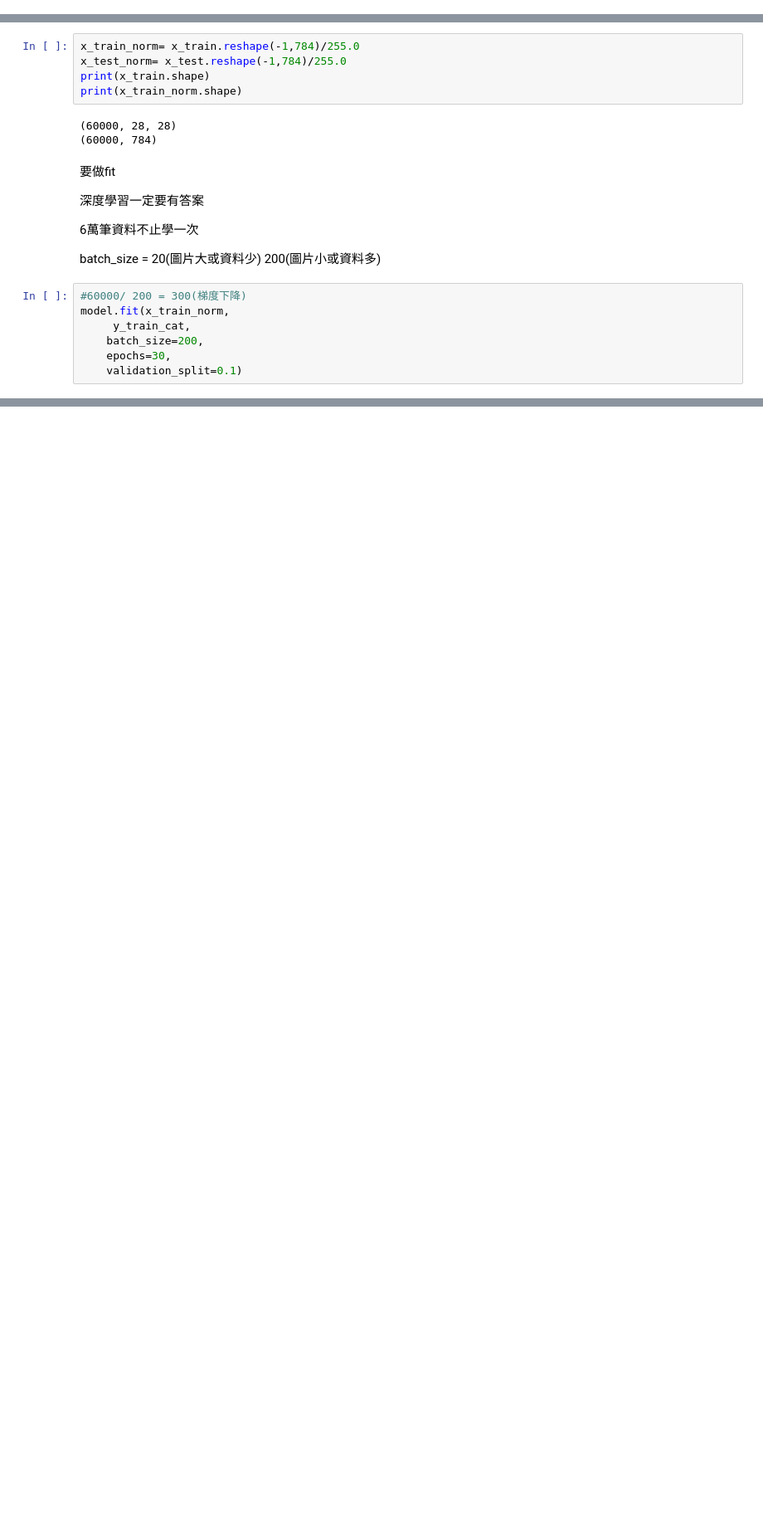
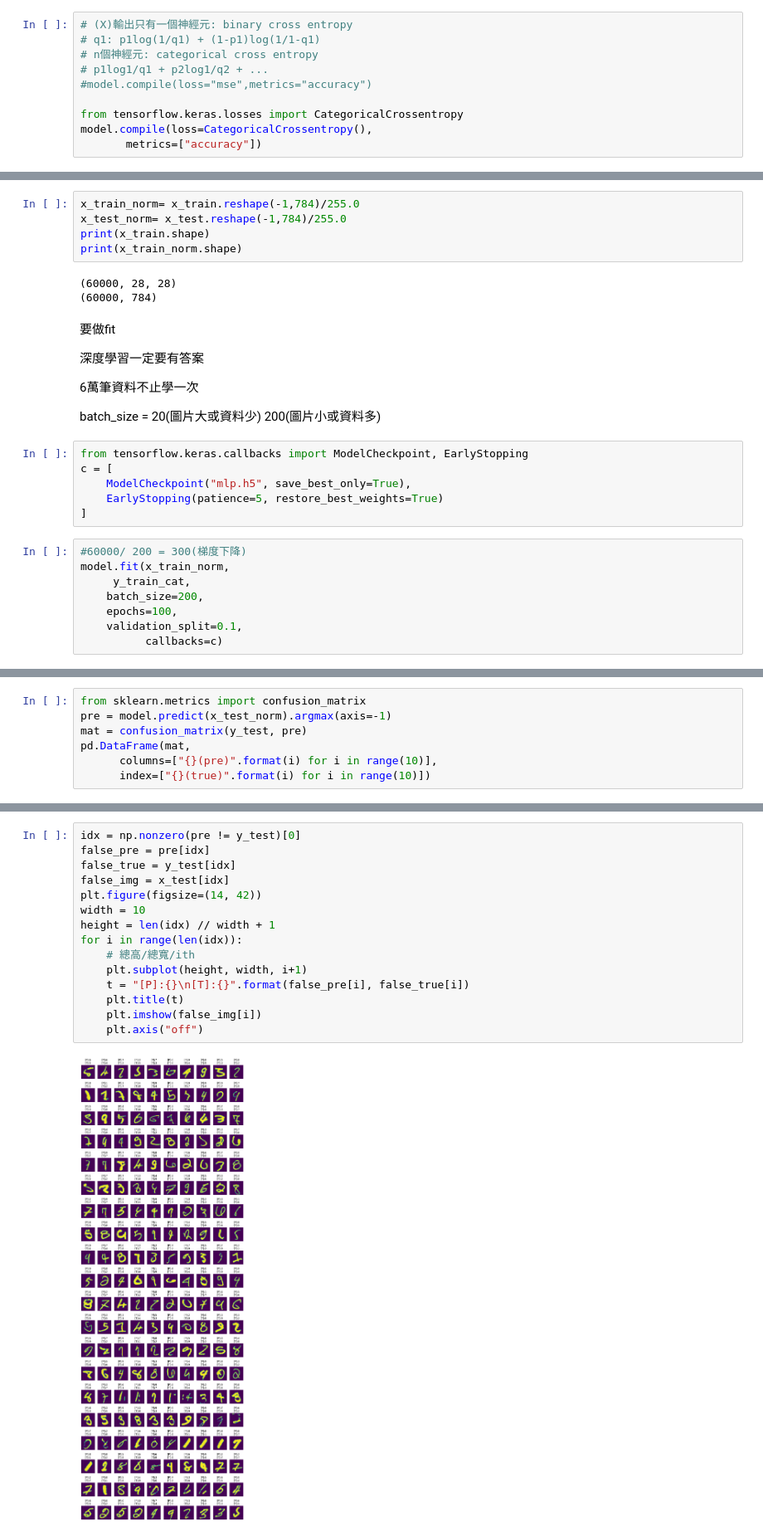
Before and after one commit to wasp33/ximen0703, a Jupyter notebook: mlp.ipynb, the cells around one changed output, grey strips where cells are left out. Shown at 83% size. Drawn from its saved outputs; the diff is of its cells as text; blank space fills up the shorter version.

```diff
--- a/mlp.ipynb
+++ b/mlp.ipynb
@@ -100,3 +98,13 @@ model.compile(loss="mse",metrics="accuracy")
+# %%
+# (X)輸出只有一個神經元: binary cross entropy
+# q1: p1log(1/q1) + (1-p1)log(1/1-q1)
+# n個神經元: categorical cross entropy
+# p1log1/q1 + p2log1/q2 + ...
+#model.compile(loss="mse",metrics="accuracy")
+
+from tensorflow.keras.losses import CategoricalCrossentropy
+model.compile(loss=CategoricalCrossentropy(),
+       metrics=["accuracy"])
 # %% [markdown]
 在tensorflow中要調整隨機係數輸入時,-1到1 或0到1就可以了, 視函式庫的預設而定
 
@@ -142,11 +150,18 @@ print(x_train_norm.shape)
 6萬筆資料不止學一次
 
 batch_size = 20(圖片大或資料少) 200(圖片小或資料多)
+# %%
+from tensorflow.keras.callbacks import ModelCheckpoint, EarlyStopping
+c = [
+    ModelCheckpoint("mlp.h5", save_best_only=True),
+    EarlyStopping(patience=5, restore_best_weights=True)
+]
 # %%
 #60000/ 200 = 300(梯度下降)
 model.fit(x_train_norm,
      y_train_cat,
     batch_size=200,
-    epochs=30,
-    validation_split=0.1)
+    epochs=100,
+    validation_split=0.1,
+          callbacks=c)
 # %% [output]
@@ -181,0 +191,7 @@ sum(pre[0])
+# %%
+from sklearn.metrics import confusion_matrix
+pre = model.predict(x_test_norm).argmax(axis=-1)
+mat = confusion_matrix(y_test, pre)
+pd.DataFrame(mat,
+      columns=["{}(pre)".format(i) for i in range(10)],
+      index=["{}(true)".format(i) for i in range(10)])
@@ -181,0 +234,17 @@ sum(pre[0])
+# %%
+idx = np.nonzero(pre != y_test)[0]
+false_pre = pre[idx]
+false_true = y_test[idx]
+false_img = x_test[idx]
+plt.figure(figsize=(14, 42))
+width = 10
+height = len(idx) // width + 1
+for i in range(len(idx)):
+    # 總高/總寬/ith
+    plt.subplot(height, width, i+1)
+    t = "[P]:{}\n[T]:{}".format(false_pre[i], false_true[i])
+    plt.title(t)
+    plt.imshow(false_img[i])
+    plt.axis("off")
+# %% [output]
+[figure, added]
```
Also changed, not shown: parts of 10 cells of this notebook.
